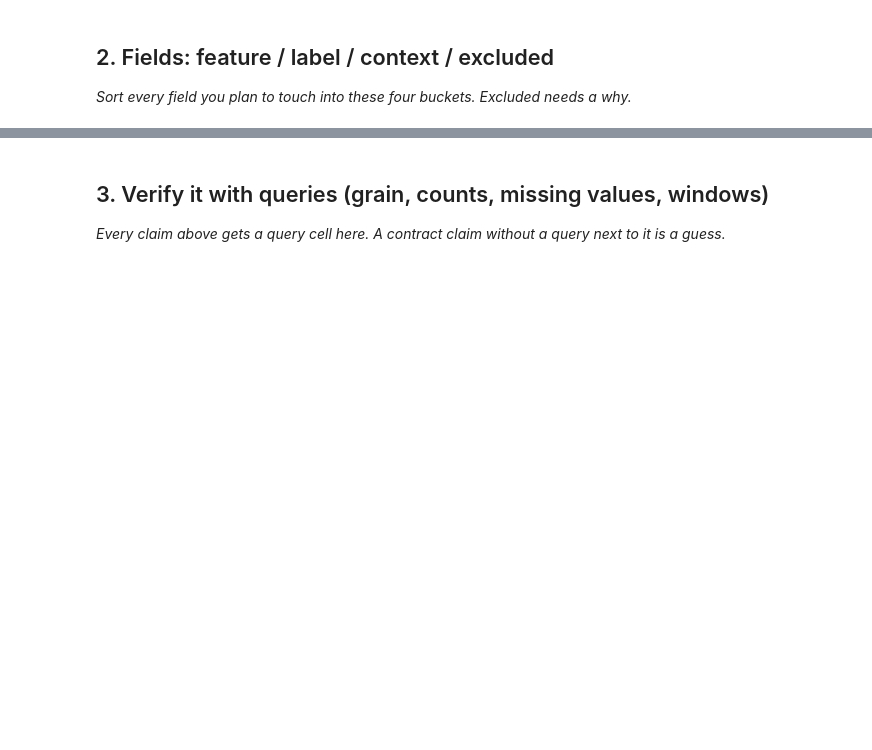
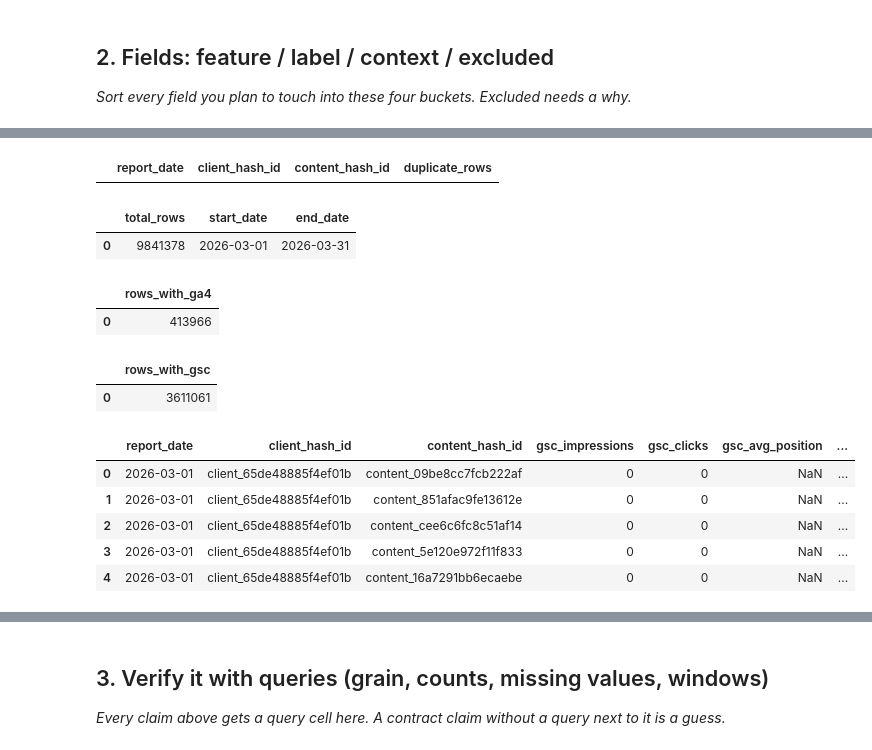
Before and after one commit to earlykisses/flyrank_mlinternship, a Jupyter notebook: work/notebooks/w03_data_contract.ipynb, the cells around one changed output, grey strips where cells are left out. Saved outputs shown, nothing was run; the diff lists cells and outputs as text; code cells hidden in the pictures; blank space fills up the shorter version.

```diff
--- a/work/notebooks/w03_data_contract.ipynb
+++ b/work/notebooks/w03_data_contract.ipynb
@@ -19,0 +257,73 @@ This skeleton is yours to fill. Work the sections **in order** — each one has
+# %%
+con.execute(f"""
+SELECT
+    report_date,
+    client_hash_id,
+    content_hash_id,
+    COUNT(*) AS duplicate_rows
+FROM read_parquet('{march_data}')
+GROUP BY
+    report_date,
+    client_hash_id,
+    content_hash_id
+HAVING COUNT(*) > 1
+LIMIT 10;
+""").df()
+# %% [output]
+|  | report_date | client_hash_id | content_hash_id | duplicate_rows |
+# %%
+con.execute(f"""
+SELECT
+    COUNT(*) AS total_rows,
+    MIN(report_date) AS start_date,
+    MAX(report_date) AS end_date
+FROM read_parquet('{march_data}');
+""").df()
+# %% [output]
+|  | total_rows | start_date | end_date |
+| 0 | 9841378 | 2026-03-01 | 2026-03-31 |
+# %%
+con.execute(f"""
+SELECT
+    COUNT(*) AS rows_with_ga4
+FROM read_parquet('{march_data}')
+WHERE ga4_data_available IS TRUE;
+""").df()
+# %% [output]
+|  | rows_with_ga4 |
+| 0 | 413966 |
+# %%
+con.execute(f"""
+SELECT
+    COUNT(*) AS rows_with_gsc
+FROM read_parquet('{march_data}')
+WHERE gsc_data_available IS TRUE;
+""").df()
+# %% [output]
+|  | rows_with_gsc |
+| 0 | 3611061 |
+# %%
+feature_df = con.execute(f"""
+SELECT
+    report_date,
+    client_hash_id,
+    content_hash_id,
+    gsc_impressions,
+    gsc_clicks,
+    gsc_avg_position,
+    ga4_pageviews,
+    ga4_sessions
+FROM read_parquet('{march_data}')
+WHERE
+    ga4_data_available IS TRUE
+LIMIT 20;
+""").df()
+
+feature_df.head()
+# %% [output]
+|  | report_date | client_hash_id | content_hash_id | gsc_impressions | gsc_clicks | gsc_avg_position | ... |
+| 0 | 2026-03-01 | client_65de48885f4ef01b | content_09be8cc7fcb222af | 0 | 0 | NaN | ... |
+| 1 | 2026-03-01 | client_65de48885f4ef01b | content_851afac9fe13612e | 0 | 0 | NaN | ... |
+| 2 | 2026-03-01 | client_65de48885f4ef01b | content_cee6c6fc8c51af14 | 0 | 0 | NaN | ... |
+| 3 | 2026-03-01 | client_65de48885f4ef01b | content_5e120e972f11f833 | 0 | 0 | NaN | ... |
+| 4 | 2026-03-01 | client_65de48885f4ef01b | content_16a7291bb6ecaebe | 0 | 0 | NaN | ... |
```
Also changed, not shown: parts of 27 cells of this notebook.
